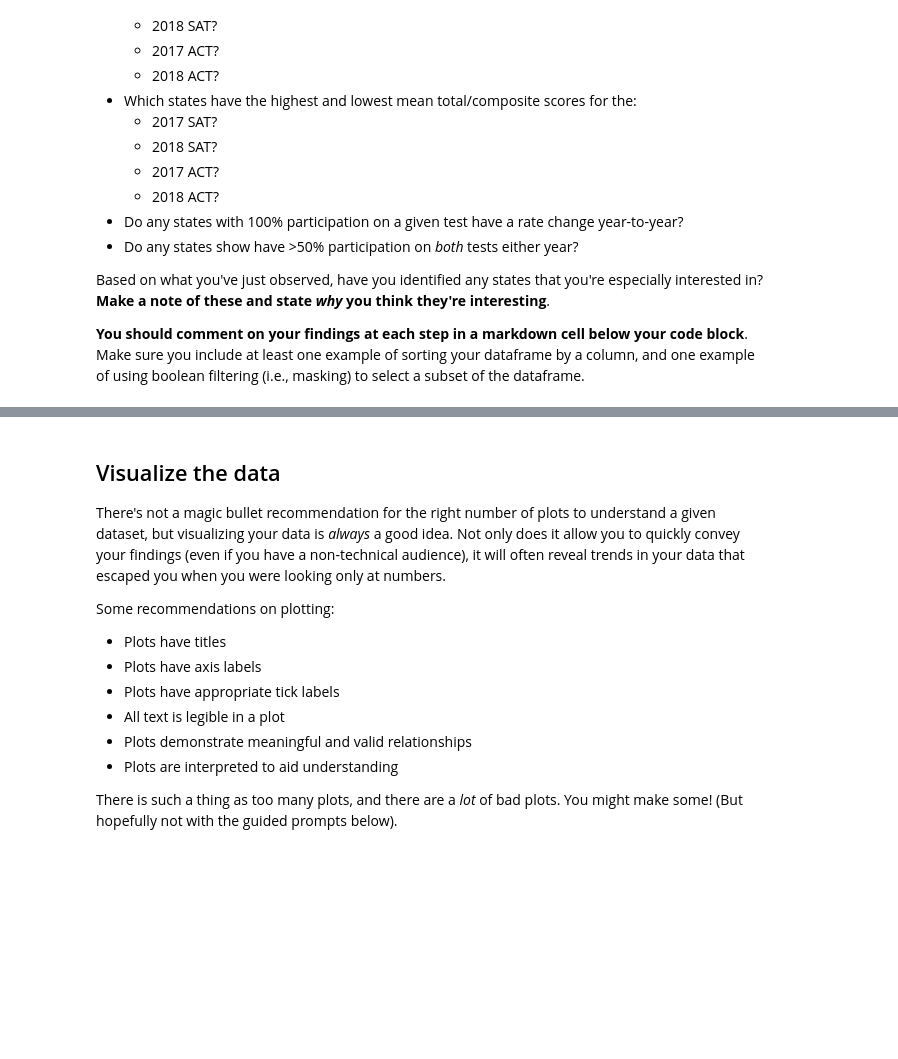
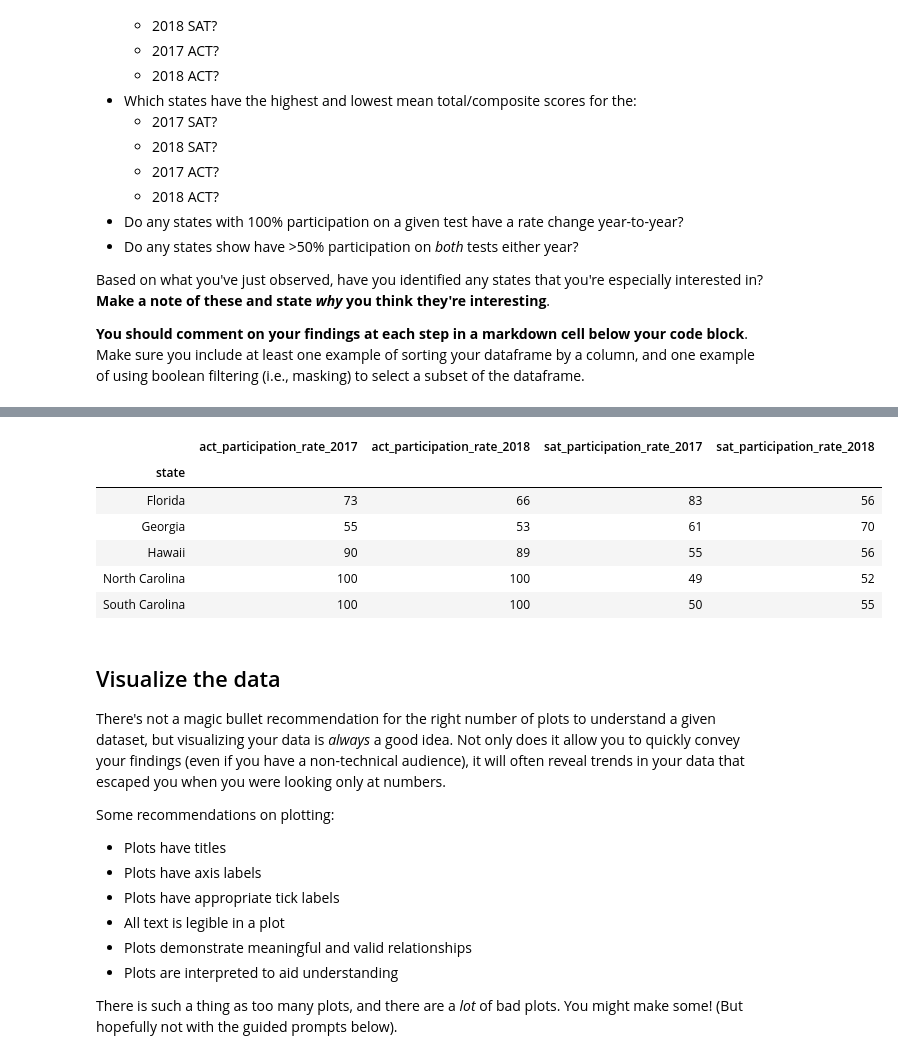
Before and after one commit to justinaugust/which-state-next, a Jupyter notebook: code/starter-code.ipynb, the cells around one changed output, grey strips where cells are left out. Cells and saved outputs as stored; diff of their text form; code cells hidden in the pictures; blank space fills up the shorter version.

```diff
--- a/code/starter-code.ipynb
+++ b/code/starter-code.ipynb
@@ -652,0 +775,9 @@ Based on what you've just observed, have you identified any states that you're e
+# %%
+sat_part_rate_cols = ['sat_participation_rate_2017','sat_participation_rate_2018']
+sat_hundo_changed = (
+    (combined['sat_participation_rate_2017'] == 100) | (combined['sat_participation_rate_2018'] == 100)
+) & (
+    (combined['sat_participation_rate_2017']) != (combined['sat_participation_rate_2018'])
+    )
+
+combined[sat_part_rate_cols][sat_hundo_changed]
@@ -652,0 +789,8 @@ Based on what you've just observed, have you identified any states that you're e
+# %%
+act_part_rate_cols = ['act_participation_rate_2017','act_participation_rate_2018']
+act_hundo_changed = (
+    (combined['act_participation_rate_2017'] == 100) | (combined['act_participation_rate_2018'] == 100)
+) & (
+    (combined['act_participation_rate_2017']) != (combined['act_participation_rate_2018'])
+    )
+combined[act_part_rate_cols][act_hundo_changed]
@@ -653,3 +804,16 @@ Based on what you've just observed, have you identified any states that you're e
+# %%
+# Do any states show have >50% participation on both tests either year?
+more_than_50_2017 = (combined['act_participation_rate_2017'] > 50) & (combined['sat_participation_rate_2017'] > 50)
+more_than_50_2018 = (combined['act_participation_rate_2018'] > 50) & (combined['sat_participation_rate_2018'] > 50)
+combined[act_part_rate_cols + sat_part_rate_cols][more_than_50_2017 | more_than_50_2018]
+# %% [output]
+|  | act_participation_rate_2017 | act_participation_rate_2018 | sat_participation_rate_2017 | sat_participation_rate_2018 |
+| state |  |  |  |  |
+| Florida | 73 | 66 | 83 | 56 |
+| Georgia | 55 | 53 | 61 | 70 |
+| Hawaii | 90 | 89 | 55 | 56 |
+| North Carolina | 100 | 100 | 49 | 52 |
+| South Carolina | 100 | 100 | 50 | 55 |
 # %% [markdown]
 ## Visualize the data
 
```
Also changed, not shown: parts of 19 cells of this notebook.
